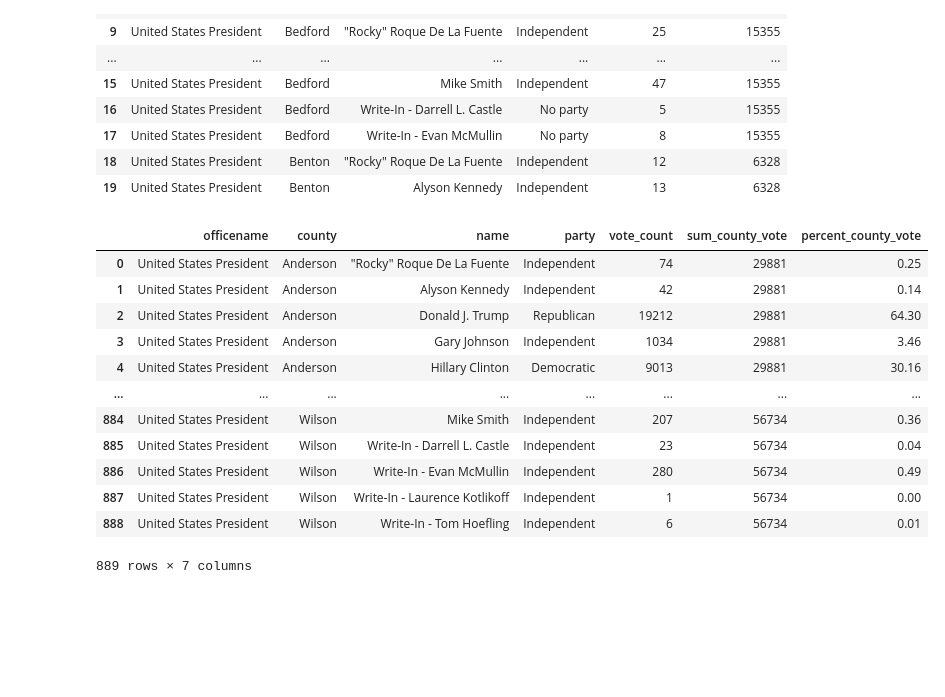
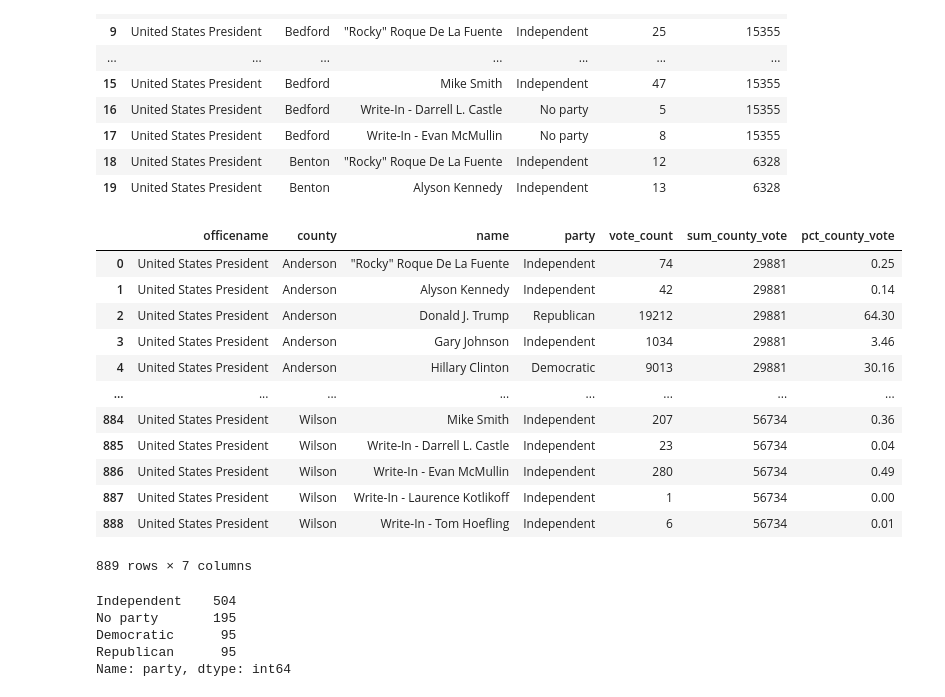
Before and after one commit to DavidMellow/tn-elections, a Jupyter notebook: notebooks/tn_election_2016_melt.ipynb, the cells around one changed output. Drawn from its saved outputs; the diff is of its cells as text; code cells hidden in the pictures; blank space fills up the shorter version.

```diff
--- a/notebooks/tn_election_2016_melt.ipynb
+++ b/notebooks/tn_election_2016_melt.ipynb
@@ -495,11 +495,11 @@ tn_2016_pres.head(20)
 | 18 | United States President | Benton | "Rocky" Roque De La Fuente | Independent | 12 | 6328 |
 | 19 | United States President | Benton | Alyson Kennedy | Independent | 13 | 6328 |
 # %%
-# create "percent_county_vote" column for tn_2016_pres
-tn_2016_pres['percent_county_vote']=round(tn_2016_pres['vote_count']/tn_2016_pres['sum_county_vote']*100,2)
+# create "pct_county_vote" column for tn_2016_pres
+tn_2016_pres['pct_county_vote']=round(tn_2016_pres['vote_count']/tn_2016_pres['sum_county_vote']*100,2)
 tn_2016_pres
 # %% [output]
-|  | officename | county | name | party | vote_count | sum_county_vote | percent_county_vote |
+|  | officename | county | name | party | vote_count | sum_county_vote | pct_county_vote |
 | 0 | United States President | Anderson | "Rocky" Roque De La Fuente | Independent | 74 | 29881 | 0.25 |
 | 1 | United States President | Anderson | Alyson Kennedy | Independent | 42 | 29881 | 0.14 |
 | 2 | United States President | Anderson | Donald J. Trump | Republican | 19212 | 29881 | 64.30 |
@@ -512,3 +512,12 @@ tn_2016_pres
 | 887 | United States President | Wilson | Write-In - Laurence Kotlikoff | Independent | 1 | 56734 | 0.00 |
 | 888 | United States President | Wilson | Write-In - Tom Hoefling | Independent | 6 | 56734 | 0.01 |
 889 rows × 7 columns
+# %%
+# how many parties?
+tn_2016_pres['party'].value_counts()
+# %% [output]
+Independent    504
+No party       195
+Democratic      95
+Republican      95
+Name: party, dtype: int64
```
Also changed, not shown: parts of 11 cells of this notebook.
